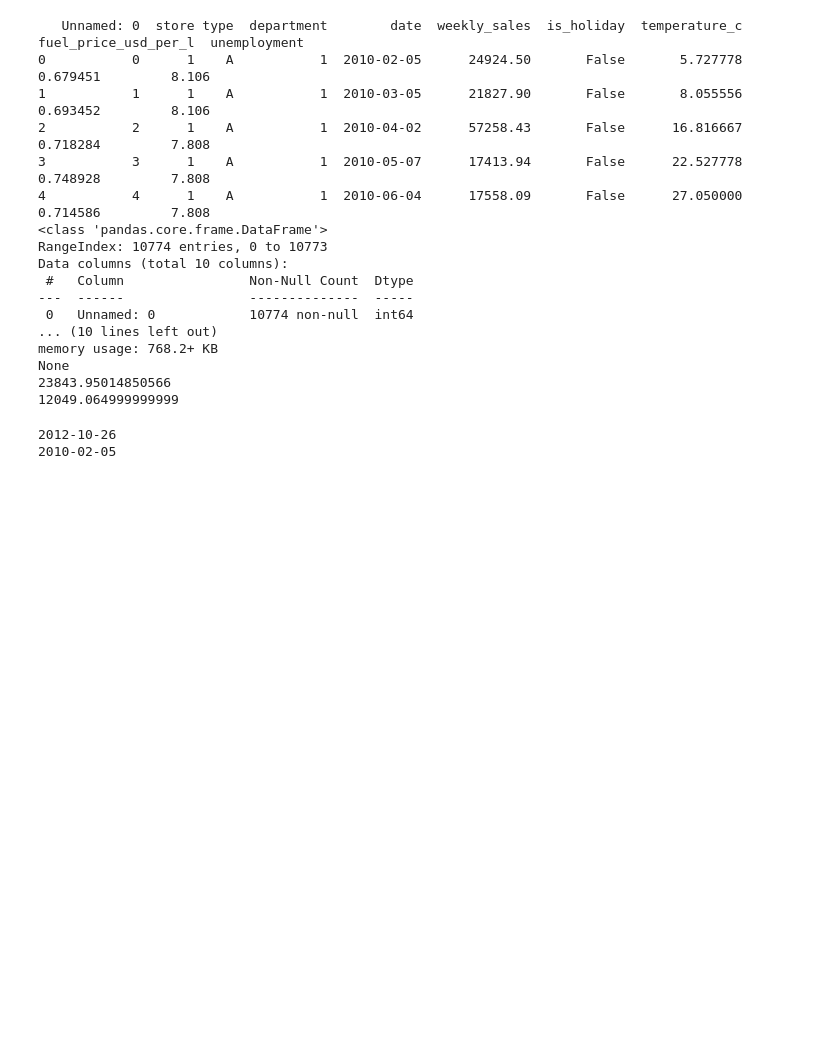
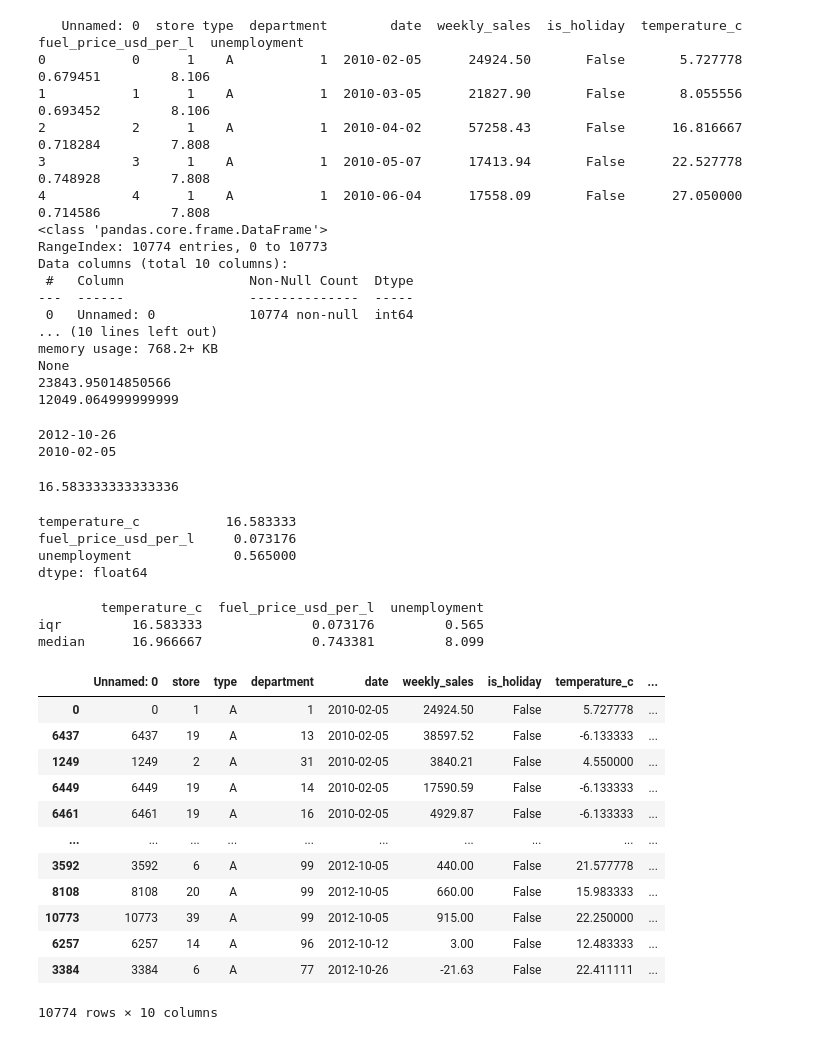
Before and after one commit to gustavoteixeirah/datacamp, a Jupyter notebook: notebook.ipynb, the cells around one changed output. Drawn from its saved outputs; the diff is of its cells as text; code cells hidden in the pictures; blank space fills up the shorter version.

```diff
--- a/notebook.ipynb
+++ b/notebook.ipynb
@@ -316,4 +316,46 @@ def iqr(column):
 	return column.quantile(0.75) - column.quantile(0.25)
 
 # Print IQR of the temperature_c column
-print(____)
+print(sales['temperature_c'].agg(iqr))
+# %% [output]
+16.583333333333336
+# %%
+# A custom IQR function
+def iqr(column):
+	return column.quantile(0.75) - column.quantile(0.25)
+
+# Update to print IQR of temperature_c, fuel_price_usd_per_l, & unemployment
+print(sales[["temperature_c", 'fuel_price_usd_per_l', "unemployment"]].agg(iqr))
+# %% [output]
+temperature_c           16.583333
+fuel_price_usd_per_l     0.073176
+unemployment             0.565000
+dtype: float64
+# %%
+# Import NumPy and create custom IQR function
+import numpy as np
+def iqr(column):
+	return column.quantile(0.75) - column.quantile(0.25)
+
+# Update to print IQR and median of temperature_c, fuel_price_usd_per_l, & unemployment
+print(sales[["temperature_c", "fuel_price_usd_per_l", "unemployment"]].agg([iqr, np.median]))
+# %% [output]
+        temperature_c  fuel_price_usd_per_l  unemployment
+iqr         16.583333              0.073176         0.565
+median      16.966667              0.743381         8.099
+# %%
+sales.sort_values(['date'])
+# %% [output]
+|  | Unnamed: 0 | store | type | department | date | weekly_sales | is_holiday | temperature_c | ... |
+| 0 | 0 | 1 | A | 1 | 2010-02-05 | 24924.50 | False | 5.727778 | ... |
+| 6437 | 6437 | 19 | A | 13 | 2010-02-05 | 38597.52 | False | -6.133333 | ... |
+| 1249 | 1249 | 2 | A | 31 | 2010-02-05 | 3840.21 | False | 4.550000 | ... |
+| 6449 | 6449 | 19 | A | 14 | 2010-02-05 | 17590.59 | False | -6.133333 | ... |
+| 6461 | 6461 | 19 | A | 16 | 2010-02-05 | 4929.87 | False | -6.133333 | ... |
+| ... | ... | ... | ... | ... | ... | ... | ... | ... | ... |
+| 3592 | 3592 | 6 | A | 99 | 2012-10-05 | 440.00 | False | 21.577778 | ... |
+| 8108 | 8108 | 20 | A | 99 | 2012-10-05 | 660.00 | False | 15.983333 | ... |
+| 10773 | 10773 | 39 | A | 99 | 2012-10-05 | 915.00 | False | 22.250000 | ... |
+| 6257 | 6257 | 14 | A | 96 | 2012-10-12 | 3.00 | False | 12.483333 | ... |
+| 3384 | 3384 | 6 | A | 77 | 2012-10-26 | -21.63 | False | 22.411111 | ... |
+10774 rows × 10 columns
```
Also changed, not shown: parts of 19 cells of this notebook, 4 other files.
